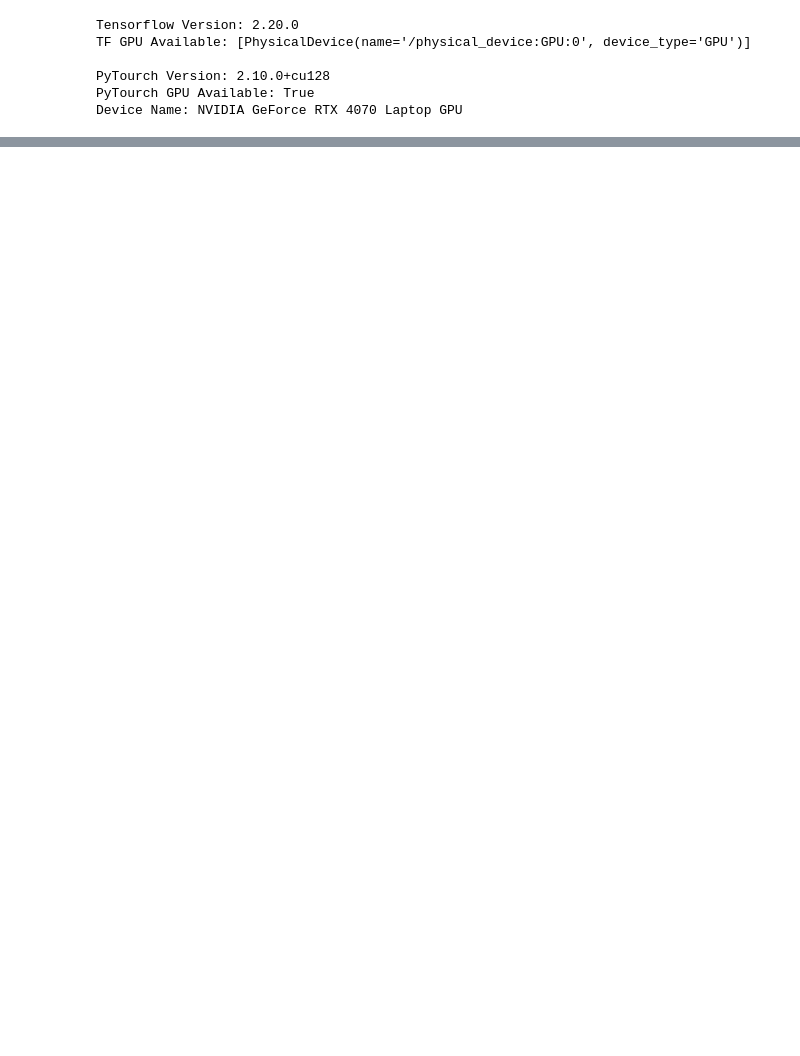
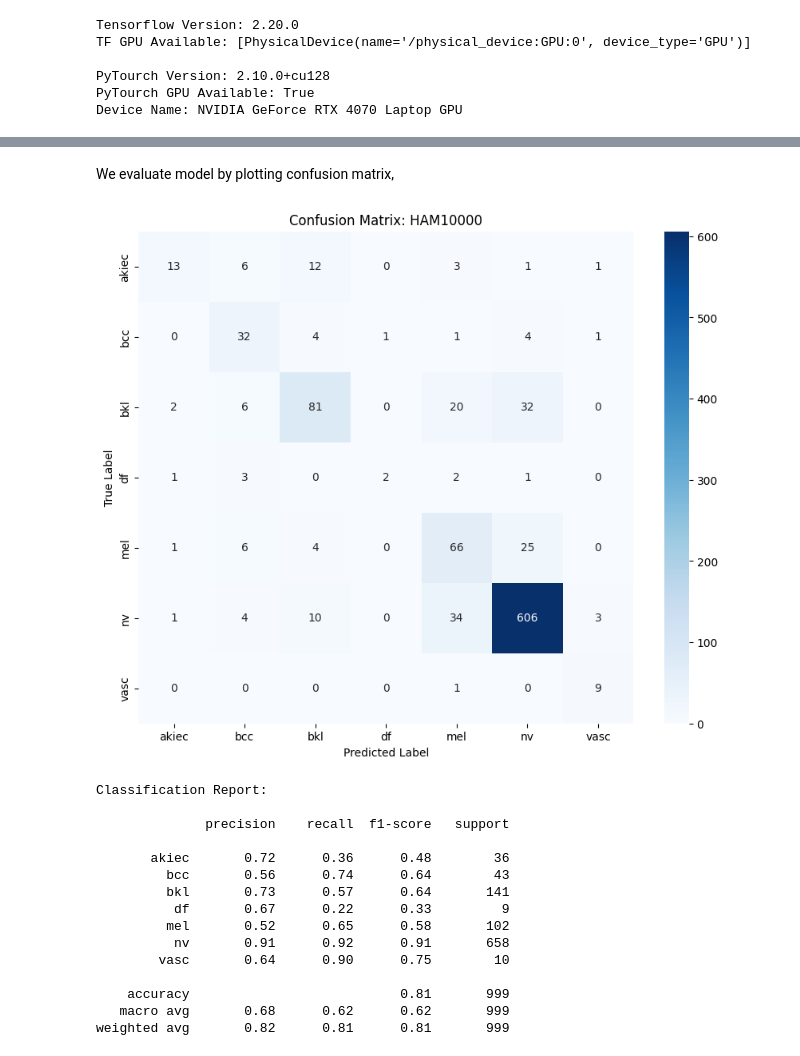
Before and after one commit to nearlyphd/femoral-head-flattening-hybrid-vit-cnn, a Jupyter notebook: notebooks/parallel-vit-cnn-hybrid-ham10k.ipynb, the cells around one changed output, grey strips where cells are left out. Cells and saved outputs as stored; diff of their text form; code cells hidden in the pictures; blank space fills up the shorter version.

```diff
--- a/notebooks/parallel-vit-cnn-hybrid-ham10k.ipynb
+++ b/notebooks/parallel-vit-cnn-hybrid-ham10k.ipynb
@@ -25,0 +302,63 @@ Import the libraries.
+# %% [markdown]
+We evaluate model by plotting confusion matrix,
+# %%
+import numpy as np
+import seaborn as sns
+import matplotlib.pyplot as plt
+from sklearn.metrics import confusion_matrix, classification_report
+
+def plot_confusion_matrix(model, loader, device, class_names):
+    model.eval()
+    all_preds = []
+    all_labels = []
+
+    with torch.no_grad():
+        for images, labels in loader:
+            images = images.to(device)
+
+            # Conformer dual-output handling: average the branches for prediction
+            out_cnn, out_trans = model(images)
+            outputs = (out_cnn + out_trans) / 2
+
+            _, preds = torch.max(outputs, 1)
+
+            all_preds.extend(preds.cpu().numpy())
+            all_labels.extend(labels.cpu().numpy())
+
+    # Calculate the matrix
+    cm = confusion_matrix(all_labels, all_preds)
+
+    # Plotting
+    plt.figure(figsize=(10, 8))
+    sns.heatmap(cm, annot=True, fmt='d', cmap='Blues',
+                xticklabels=class_names, yticklabels=class_names)
+    plt.xlabel('Predicted Label')
+    plt.ylabel('True Label')
+    plt.title('Confusion Matrix: HAM10000')
+    plt.show()
+
+    # Also print the detailed F1-score/Recall report
+    print("\nClassification Report:\n")
+    print(classification_report(all_labels, all_preds, target_names=class_names))
+
+# Usage:
+# Get names from the encoder we defined in the Manager class
+class_names = manager.encoder.classes_
+plot_confusion_matrix(model, test_loader, DEVICE, class_names)
+# %% [output]
+[figure, added]
+Classification Report:
+
+              precision    recall  f1-score   support
+
+       akiec       0.72      0.36      0.48        36
+         bcc       0.56      0.74      0.64        43
+         bkl       0.73      0.57      0.64       141
+          df       0.67      0.22      0.33         9
+         mel       0.52      0.65      0.58       102
+          nv       0.91      0.92      0.91       658
+        vasc       0.64      0.90      0.75        10
+
+    accuracy                           0.81       999
+   macro avg       0.68      0.62      0.62       999
+weighted avg       0.82      0.81      0.81       999
```
Also changed, not shown: parts of 20 cells of this notebook.
